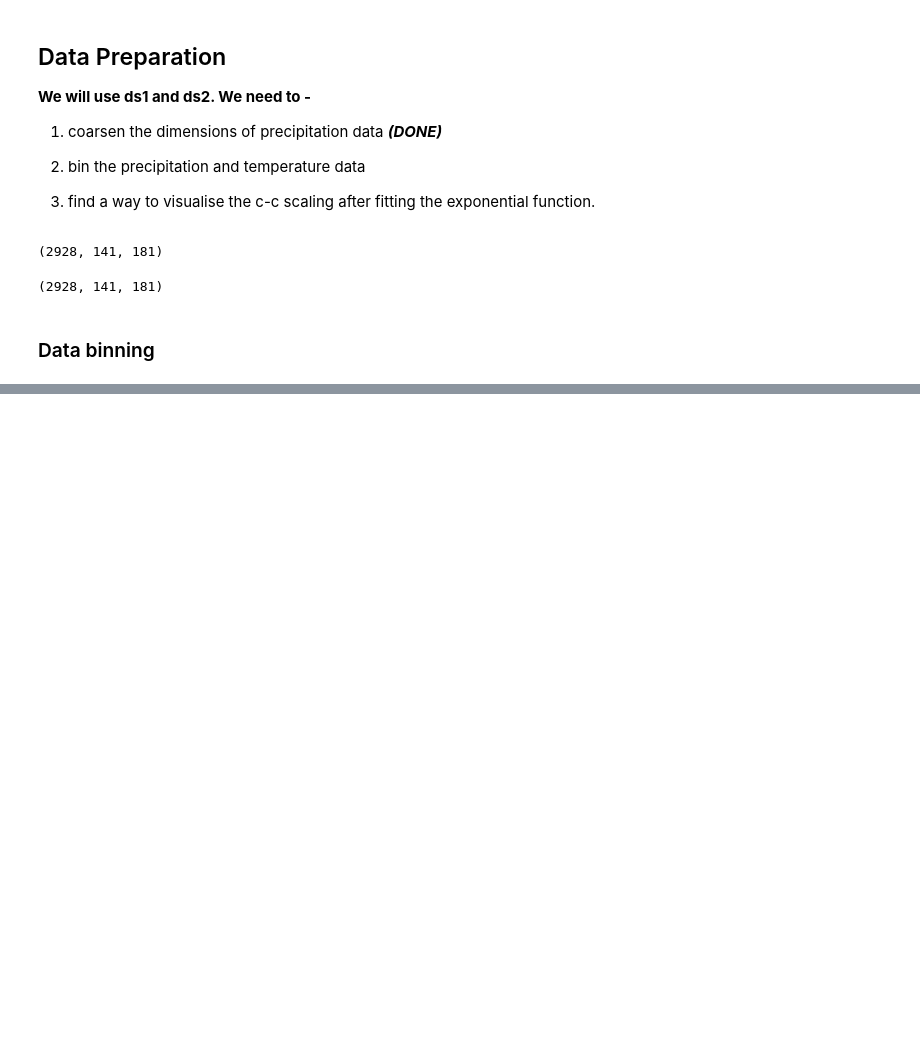
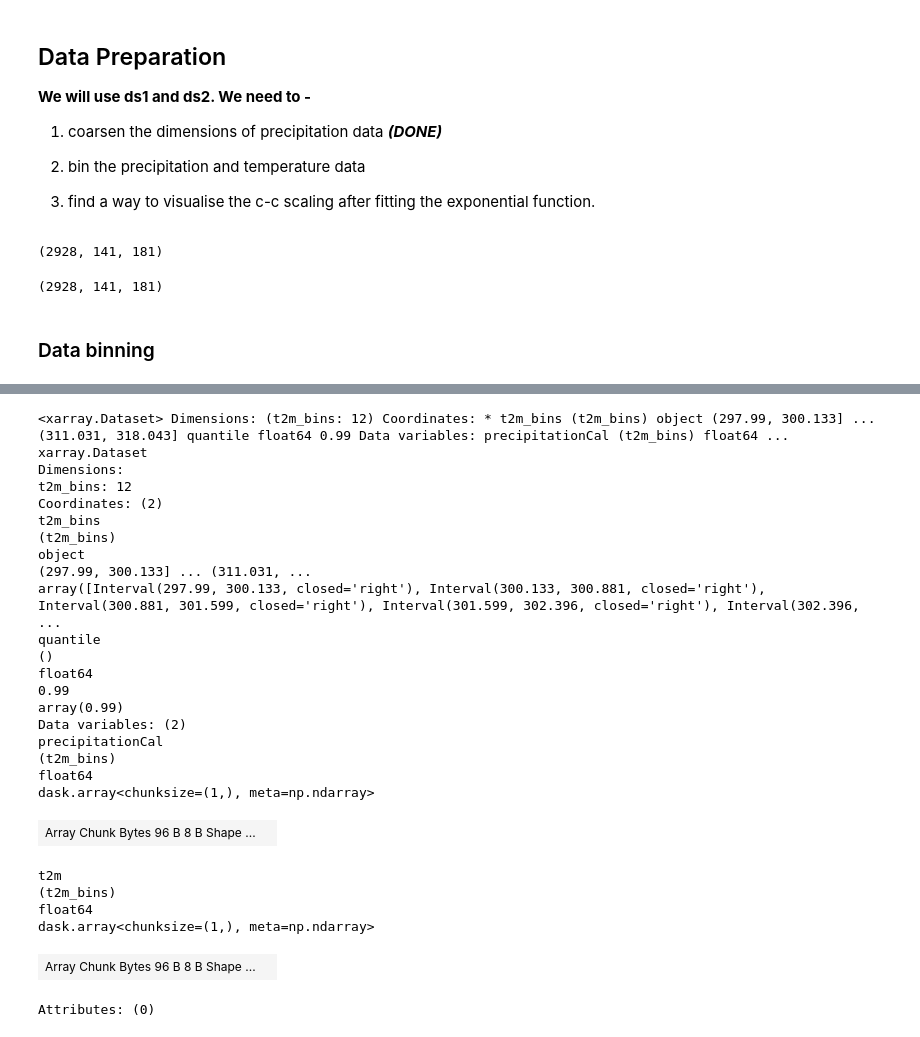
Before and after one commit to adisen99/msc_project, a Jupyter notebook: analysis00.ipynb, the cells around one changed output, grey strips where cells are left out. Saved outputs shown, nothing was run; the diff lists cells and outputs as text; code cells hidden in the pictures; blank space fills up the shorter version.

```diff
--- a/analysis00.ipynb
+++ b/analysis00.ipynb
@@ -356,0 +359,30 @@ ccplot.plot(mum, percentile_val=0.99, p11_inital_val=4, p12_initial_value=14)
+# %%
+binned_ds99
+# %% [output]
+<xarray.Dataset> Dimensions: (t2m_bins: 12) Coordinates: * t2m_bins (t2m_bins) object (297.99, 300.133] ... (311.031, 318.043] quantile float64 0.99 Data variables: precipitationCal (t2m_bins) float64 ...
+xarray.Dataset
+Dimensions:
+t2m_bins: 12
+Coordinates: (2)
+t2m_bins
+(t2m_bins)
+object
+(297.99, 300.133] ... (311.031, ...
+array([Interval(297.99, 300.133, closed='right'), Interval(300.133, 300.881, closed='right'), Interval(300.881, 301.599, closed='right'), Interval(301.599, 302.396, closed='right'), Interval(302.396,  ...
+quantile
+()
+float64
+0.99
+array(0.99)
+Data variables: (2)
+precipitationCal
+(t2m_bins)
+float64
+dask.array<chunksize=(1,), meta=np.ndarray>
+| Array Chunk Bytes 96 B 8 B Shape ... |  |
+t2m
+(t2m_bins)
+float64
+dask.array<chunksize=(1,), meta=np.ndarray>
+| Array Chunk Bytes 96 B 8 B Shape ... |  |
+Attributes: (0)
```
Also changed, not shown: parts of 9 cells of this notebook, 2 other files.
